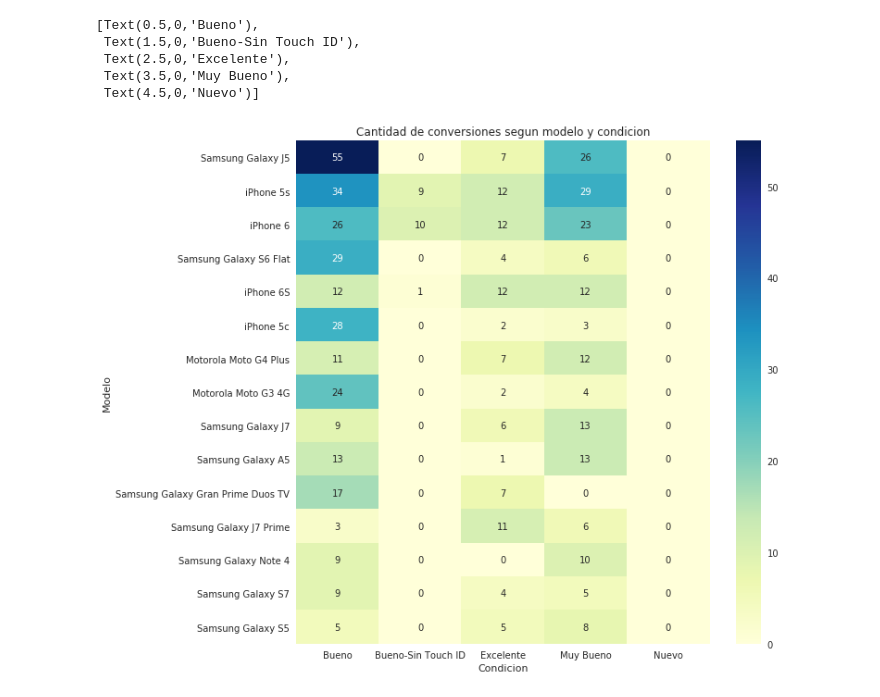
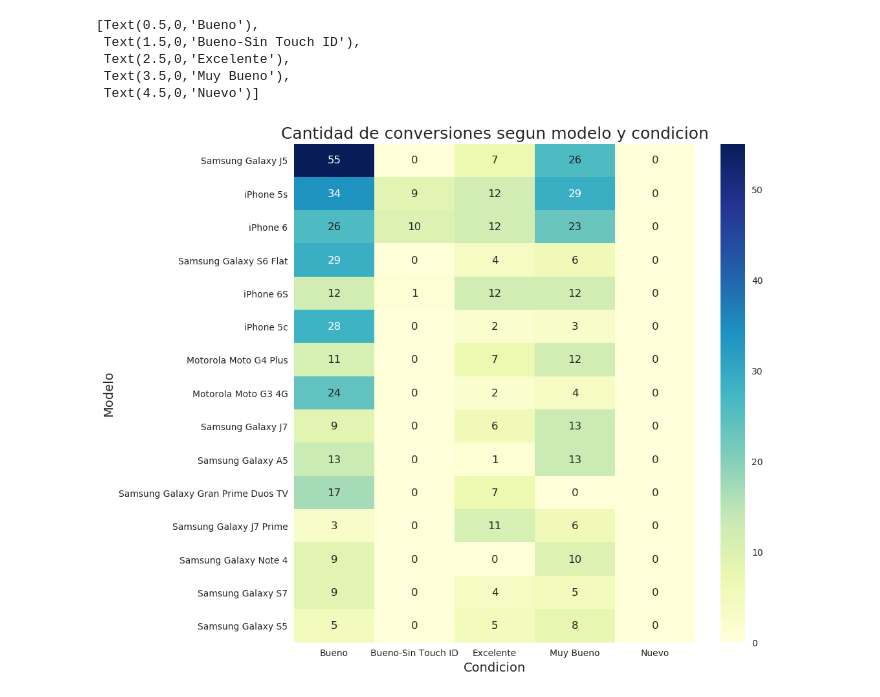
Before and after one commit to gabyrobles93/7506-TP1-Trocafone, a Jupyter notebook: analisis_dispositivo_segun_condicion.ipynb, the cells around one changed output. Drawn from its saved outputs; the diff is of its cells as text; code cells hidden in the pictures.

Commit message:
agrega titulos a heatmaps

```diff
--- a/analisis_dispositivo_segun_condicion.ipynb
+++ b/analisis_dispositivo_segun_condicion.ipynb
@@ -62,17 +62,17 @@ grouped.drop(columns=['Total'], inplace=True)
 # %%
 fig, ax = plt.subplots(figsize=(10,10))
 h = sns.heatmap(grouped.head(15), cmap="YlGnBu", ax=ax, annot=True)
-h.set_title('Cantidad de conversiones segun modelo y condicion')
-h.set_xlabel('Condicion')
-h.set_ylabel('Modelo')
+h.set_title('Cantidad de conversiones segun modelo y condicion', fontsize=18)
+h.set_xlabel('Condicion', fontsize=14)
+h.set_ylabel('Modelo', fontsize=14)
 h.set_xticklabels(['Bueno', 'Bueno-Sin Touch ID', 'Excelente', 'Muy Bueno', 'Nuevo'])
 # %% [output]
 [Text(0.5,0,'Bueno'),
  Text(1.5,0,'Bueno-Sin Touch ID'),
  Text(2.5,0,'Excelente'),
  Text(3.5,0,'Muy Bueno'),
  Text(4.5,0,'Nuevo')]
-[figure, old version]
+[figure, new version]
 # %%
 events_short = events.loc[events['event'] == 'checkout']
 grouped = events_short.groupby(['model','condition']).agg({'person':'count'})
```
Also changed, not shown: parts of 5 cells of this notebook, 1 other file.
